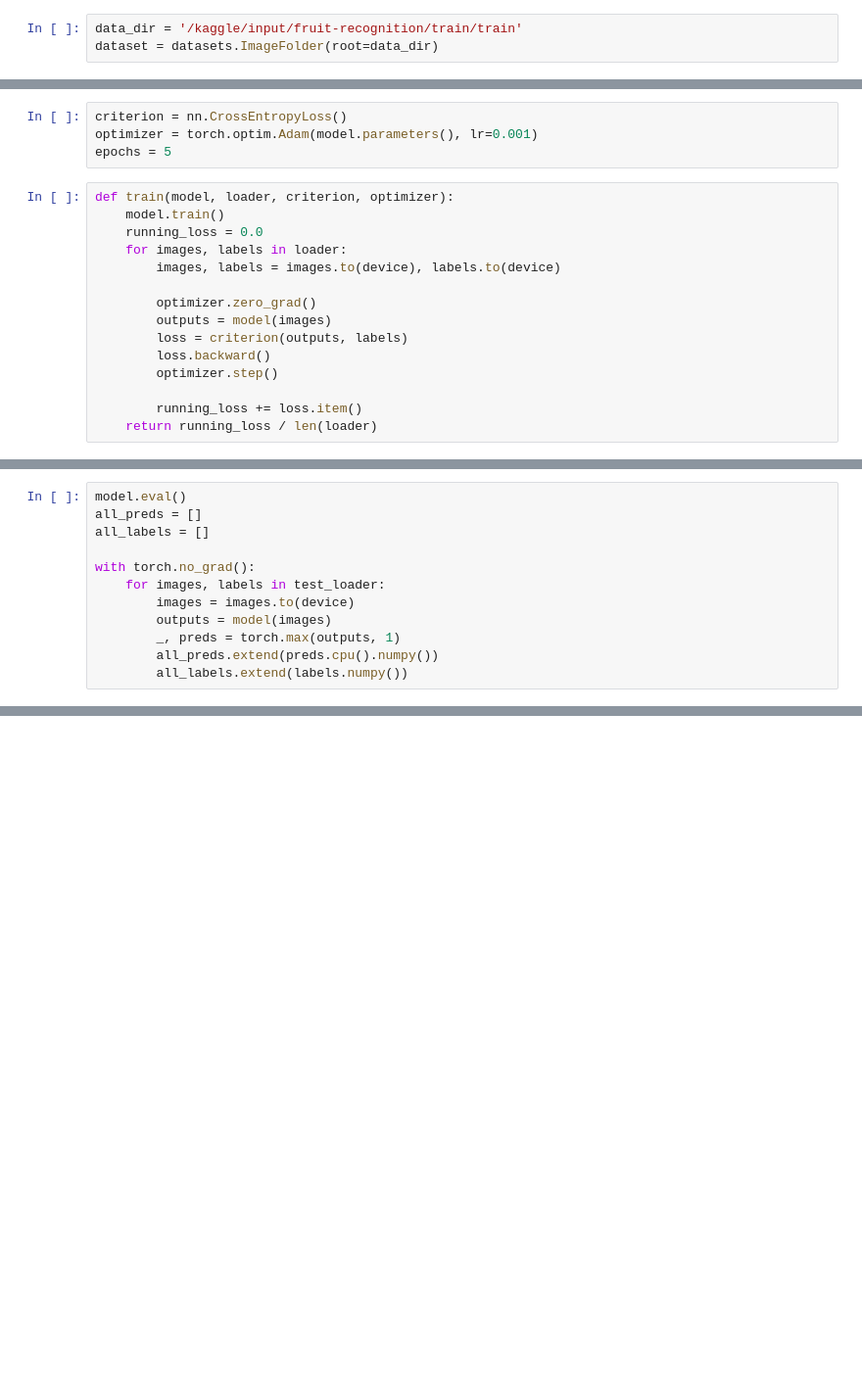
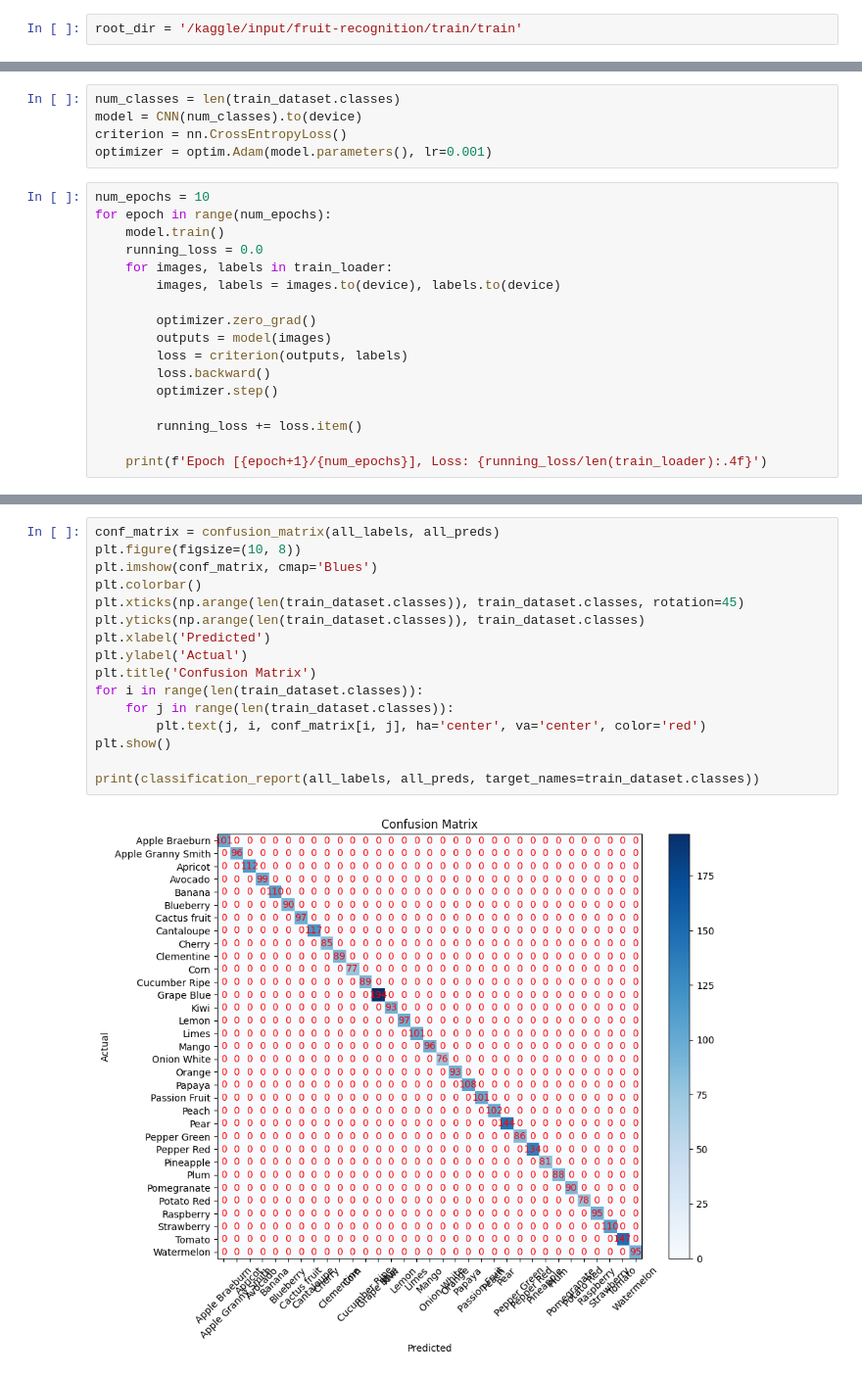
Before and after one commit to mssamoilenko/-_optuna, a Jupyter notebook: Truesamoilenko_fruit-classification.ipynb, the cells around one changed output, grey strips where cells are left out. Shown at 98% size. Saved outputs shown, nothing was run; the diff lists cells and outputs as text; blank space fills up the shorter version.

Commit message:
Kaggle Notebook | fruit_classification | Version 11

```diff
--- a/Truesamoilenko_fruit-classification.ipynb
+++ b/Truesamoilenko_fruit-classification.ipynb
@@ -6,5 +13,4 @@ from torchvision import transforms, datasets
 
 device = torch.device('cuda' if torch.cuda.is_available() else 'cpu')
 # %%
-data_dir = '/kaggle/input/fruit-recognition/train/train'
-dataset = datasets.ImageFolder(root=data_dir)
+root_dir = '/kaggle/input/fruit-recognition/train/train'
@@ -133,12 +62,14 @@ model = FruitClassifier(len(dataset.classes)).to(device)
 # %%
+num_classes = len(train_dataset.classes)
+model = CNN(num_classes).to(device)
 criterion = nn.CrossEntropyLoss()
-optimizer = torch.optim.Adam(model.parameters(), lr=0.001)
-epochs = 5
+optimizer = optim.Adam(model.parameters(), lr=0.001)
 # %%
-def train(model, loader, criterion, optimizer):
+num_epochs = 10
+for epoch in range(num_epochs):
     model.train()
     running_loss = 0.0
-    for images, labels in loader:
+    for images, labels in train_loader:
         images, labels = images.to(device), labels.to(device)
 
         optimizer.zero_grad()
@@ -148,4 +79,5 @@ def train(model, loader, criterion, optimizer):
         optimizer.step()
 
         running_loss += loss.item()
-    return running_loss / len(loader)
+
+    print(f'Epoch [{epoch+1}/{num_epochs}], Loss: {running_loss/len(train_loader):.4f}')
@@ -186,12 +105,0 @@ test_loader = torch.utils.data.DataLoader(test_dataset, batch_size=batch_size, s
-# %%
-model.eval()
-all_preds = []
-all_labels = []
-
-with torch.no_grad():
-    for images, labels in test_loader:
-        images = images.to(device)
-        outputs = model(images)
-        _, preds = torch.max(outputs, 1)
-        all_preds.extend(preds.cpu().numpy())
-        all_labels.extend(labels.numpy())
@@ -209,0 +106,18 @@ print(classification_report(all_labels, all_preds, target_names=test_dataset.cla
+# %%
+conf_matrix = confusion_matrix(all_labels, all_preds)
+plt.figure(figsize=(10, 8))
+plt.imshow(conf_matrix, cmap='Blues')
+plt.colorbar()
+plt.xticks(np.arange(len(train_dataset.classes)), train_dataset.classes, rotation=45)
+plt.yticks(np.arange(len(train_dataset.classes)), train_dataset.classes)
+plt.xlabel('Predicted')
+plt.ylabel('Actual')
+plt.title('Confusion Matrix')
+for i in range(len(train_dataset.classes)):
+    for j in range(len(train_dataset.classes)):
+        plt.text(j, i, conf_matrix[i, j], ha='center', va='center', color='red')
+plt.show()
+
+print(classification_report(all_labels, all_preds, target_names=train_dataset.classes))
+# %% [output]
+[figure, added]
```
Also changed, not shown: parts of 22 cells of this notebook.
